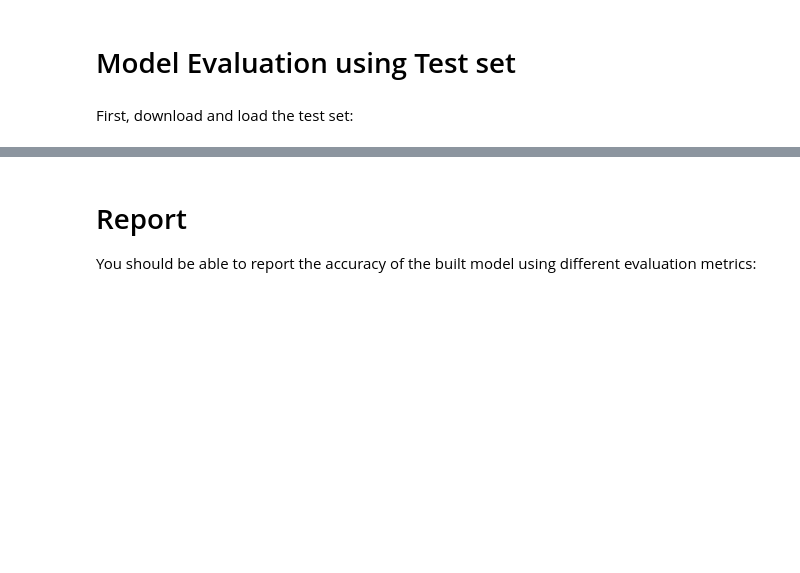
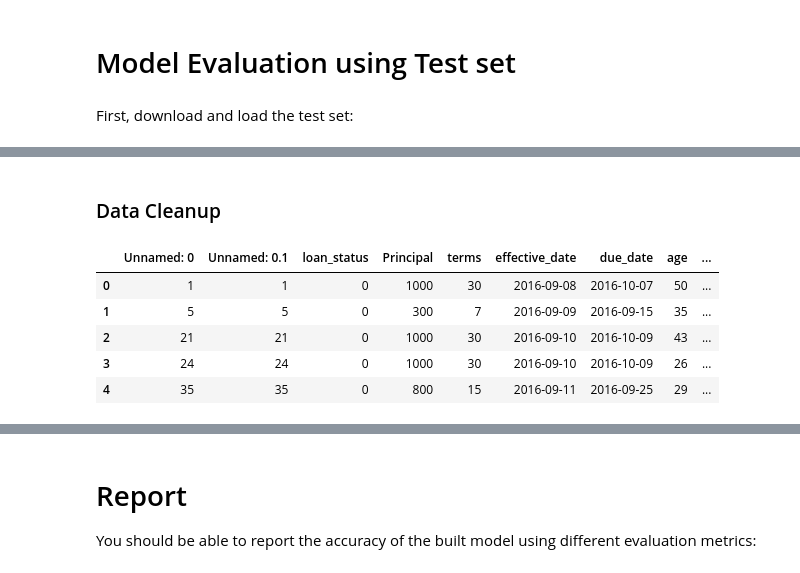
Before and after one commit to hbouslama/Coursera-Capstone-Project, a Jupyter notebook: Coursera Project - The best classifier.ipynb, the cells around one changed output, grey strips where cells are left out. Cells and saved outputs as stored; diff of their text form; code cells hidden in the pictures; blank space fills up the shorter version.

```diff
--- a/Coursera Project - The best classifier.ipynb
+++ b/Coursera Project - The best classifier.ipynb
@@ -657,0 +407,21 @@ test_df.head()
+# %% [markdown]
+### Data Cleanup
+# %%
+df_test['due_date'] = pd.to_datetime(df_test['due_date'])
+df_test['effective_date'] = pd.to_datetime(df_test['effective_date'])
+# %%
+df_test['dayofweek'] = df_test['effective_date'].dt.dayofweek
+df_test['weekend'] = df_test['dayofweek'].apply(lambda x: 1 if (x>3)  else 0)
+# %%
+df_test['Gender'].replace(to_replace=['male','female'], value=[0,1],inplace=True)
+
+df_test['loan_status'].replace(to_replace=['PAIDOFF','COLLECTION'], value=[0,1],inplace=True)
+
+df_test.head()
+# %% [output]
+|  | Unnamed: 0 | Unnamed: 0.1 | loan_status | Principal | terms | effective_date | due_date | age | ... |
+| 0 | 1 | 1 | 0 | 1000 | 30 | 2016-09-08 | 2016-10-07 | 50 | ... |
+| 1 | 5 | 5 | 0 | 300 | 7 | 2016-09-09 | 2016-09-15 | 35 | ... |
+| 2 | 21 | 21 | 0 | 1000 | 30 | 2016-09-10 | 2016-10-09 | 43 | ... |
+| 3 | 24 | 24 | 0 | 1000 | 30 | 2016-09-10 | 2016-10-09 | 26 | ... |
+| 4 | 35 | 35 | 0 | 800 | 15 | 2016-09-11 | 2016-09-25 | 29 | ... |
```
Also changed, not shown: parts of 60 cells of this notebook.
